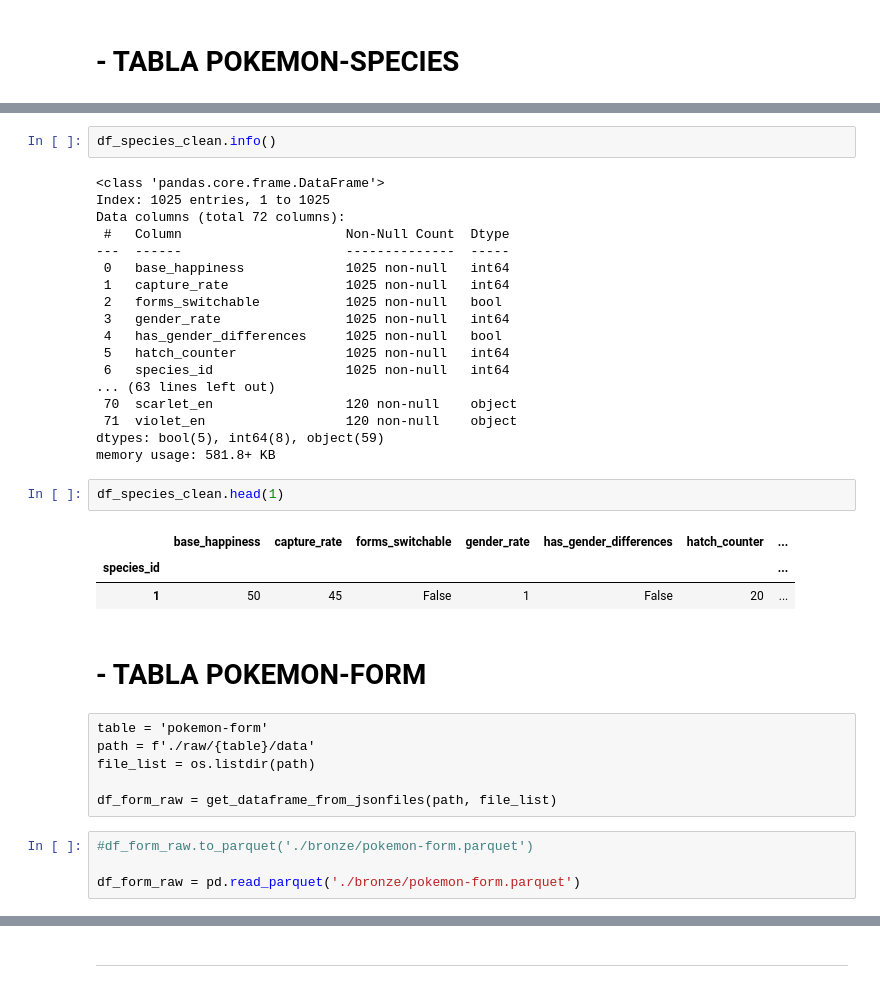
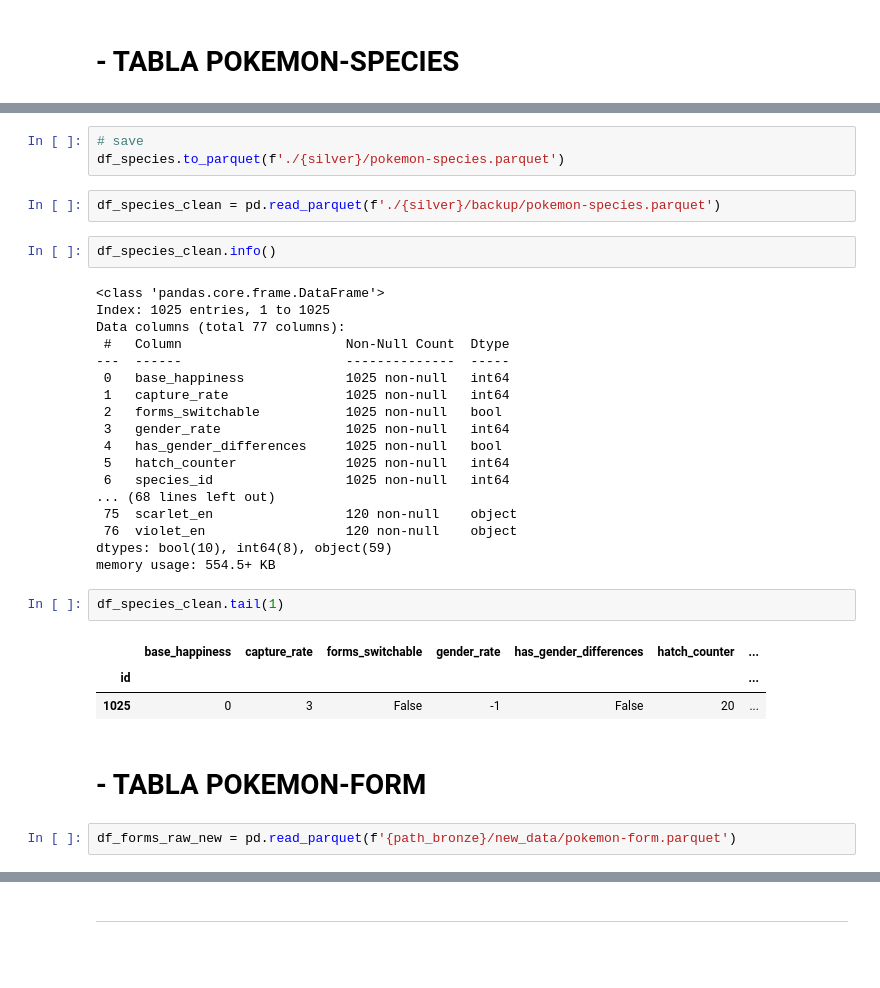
Before and after one commit to ansmartin/cidaen-tfm-streamlit, a Jupyter notebook: etl/ETL_notebook.ipynb, the cells around one changed output, grey strips where cells are left out. Saved outputs shown, nothing was run; the diff lists cells and outputs as text; blank space fills up the shorter version.

```diff
--- a/etl/ETL_notebook.ipynb
+++ b/etl/ETL_notebook.ipynb
@@ -588,9 +577,14 @@ df_species_clean.to_parquet('./silver/pokemon-species.parquet')
+# %%
+# save
+df_species.to_parquet(f'./{silver}/pokemon-species.parquet')
+# %%
+df_species_clean = pd.read_parquet(f'./{silver}/backup/pokemon-species.parquet')
 # %%
 df_species_clean.info()
 # %% [output]
 <class 'pandas.core.frame.DataFrame'>
 Index: 1025 entries, 1 to 1025
-Data columns (total 72 columns):
+Data columns (total 77 columns):
  #   Column                     Non-Null Count  Dtype
 ---  ------                     --------------  -----
  0   base_happiness             1025 non-null   int64
@@ -600,27 +594,19 @@ Data columns (total 72 columns):
  4   has_gender_differences     1025 non-null   bool
  5   hatch_counter              1025 non-null   int64
  6   species_id                 1025 non-null   int64
-... (63 lines left out)
- 70  scarlet_en                 120 non-null    object
- 71  violet_en                  120 non-null    object
-dtypes: bool(5), int64(8), object(59)
-memory usage: 581.8+ KB
+... (68 lines left out)
+ 75  scarlet_en                 120 non-null    object
+ 76  violet_en                  120 non-null    object
+dtypes: bool(10), int64(8), object(59)
+memory usage: 554.5+ KB
-# %%
-df_species_clean.head(1)
-# %% [output]
-|  | base_happiness | capture_rate | forms_switchable | gender_rate | has_gender_differences | hatch_counter | ... |
-| species_id |  |  |  |  |  |  | ... |
-| 1 | 50 | 45 | False | 1 | False | 20 | ... |
+# %%
+df_species_clean.tail(1)
+# %% [output]
+|  | base_happiness | capture_rate | forms_switchable | gender_rate | has_gender_differences | hatch_counter | ... |
+| id |  |  |  |  |  |  | ... |
+| 1025 | 0 | 3 | False | -1 | False | 20 | ... |
 # %% [markdown]
 # - TABLA POKEMON-FORM
-# %% [raw]
-table = 'pokemon-form'
-path = f'./raw/{table}/data'
-file_list = os.listdir(path)
-
-df_form_raw = get_dataframe_from_jsonfiles(path, file_list)
-# %%
-#df_form_raw.to_parquet('./bronze/pokemon-form.parquet')
-
-df_form_raw = pd.read_parquet('./bronze/pokemon-form.parquet')
+# %%
+df_forms_raw_new = pd.read_parquet(f'{path_bronze}/new_data/pokemon-form.parquet')
 # %%
```
Also changed, not shown: parts of 68 cells of this notebook, 1 other file.
